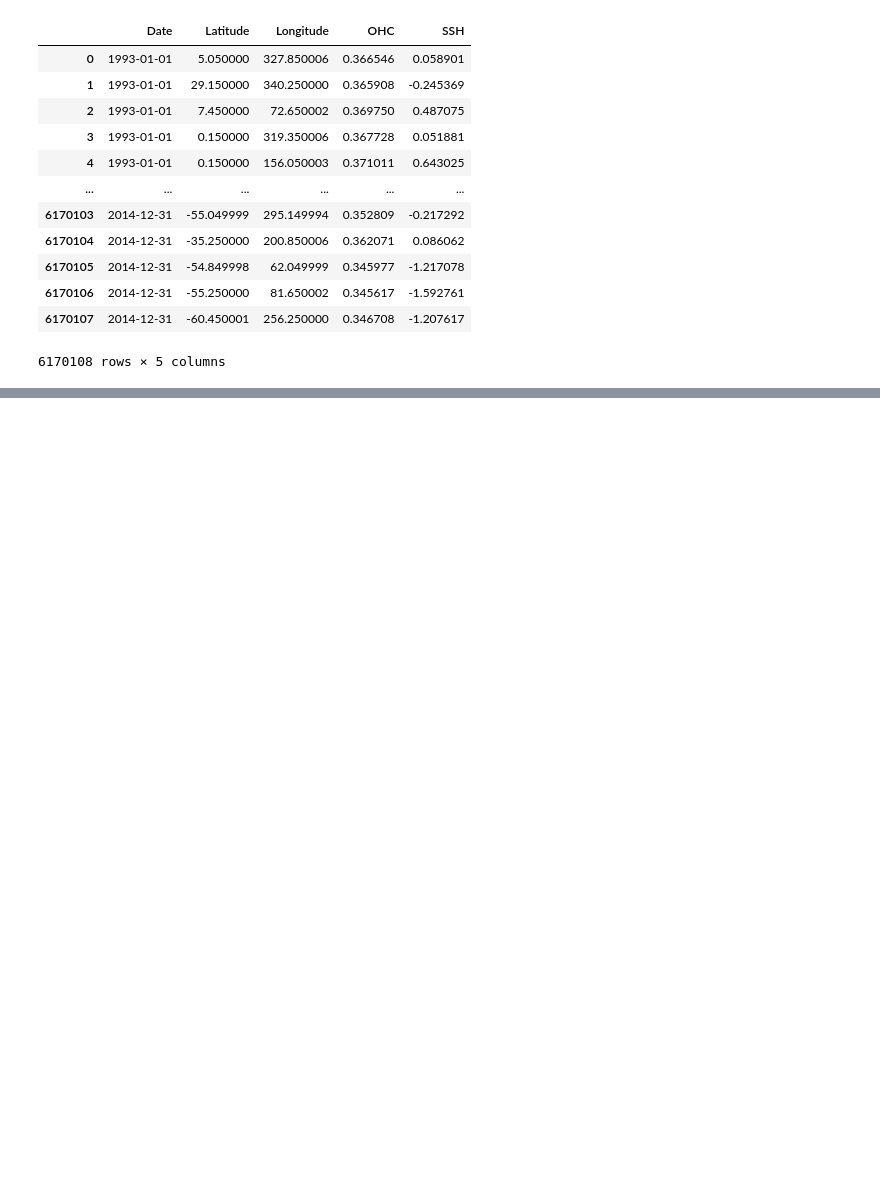
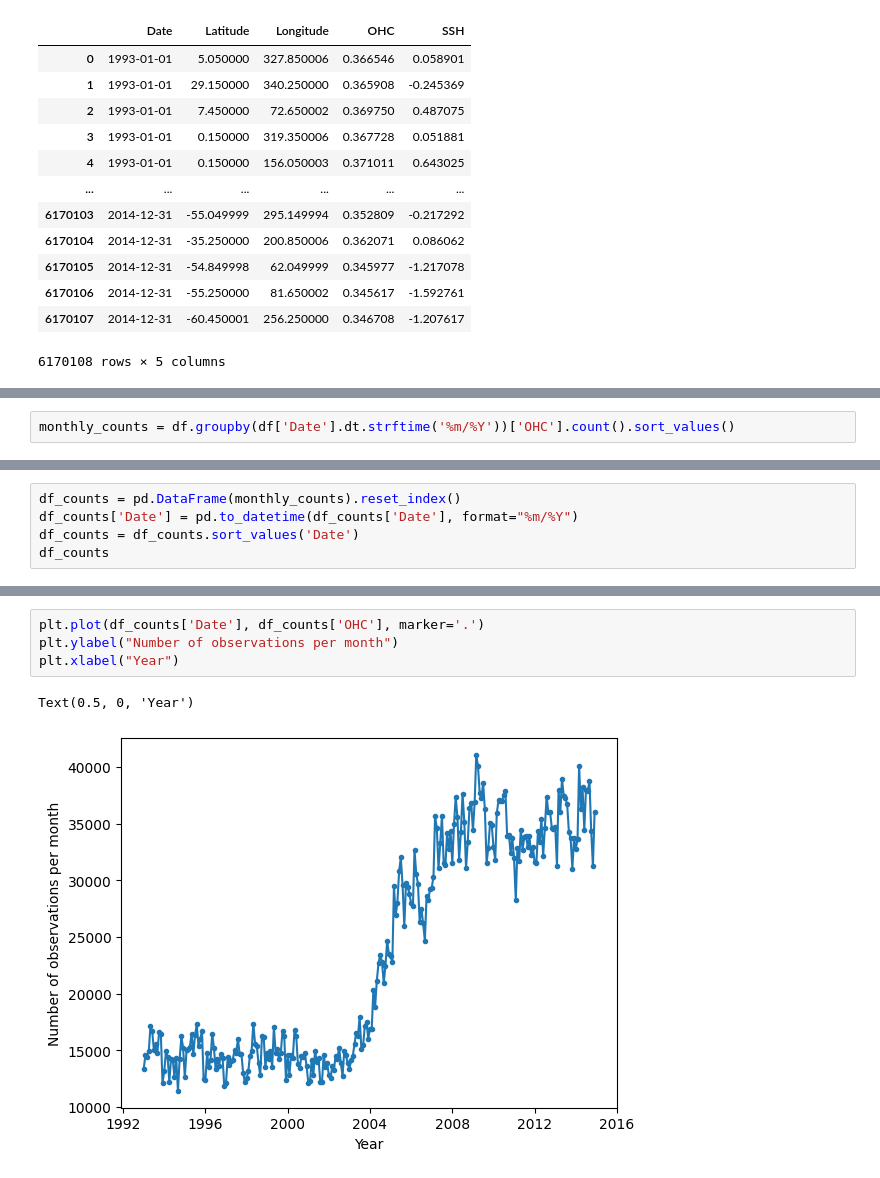
Before and after one commit to abbym-bristol/ME4OH_summer_project, a Jupyter notebook: Data/read_compile.ipynb, the cells around one changed output, grey strips where cells are left out. Saved outputs shown, nothing was run; the diff lists cells and outputs as text; blank space fills up the shorter version.

```diff
--- a/Data/read_compile.ipynb
+++ b/Data/read_compile.ipynb
@@ -190,0 +153,2 @@ TypeError: Invalid object type at position 0
+# %%
+monthly_counts = df.groupby(df['Date'].dt.strftime('%m/%Y'))['OHC'].count().sort_values()
@@ -190,0 +169,5 @@ TypeError: Invalid object type at position 0
+# %%
+df_counts = pd.DataFrame(monthly_counts).reset_index()
+df_counts['Date'] = pd.to_datetime(df_counts['Date'], format="%m/%Y")
+df_counts = df_counts.sort_values('Date')
+df_counts
@@ -190,0 +188,7 @@ TypeError: Invalid object type at position 0
+# %%
+plt.plot(df_counts['Date'], df_counts['OHC'], marker='.')
+plt.ylabel("Number of observations per month")
+plt.xlabel("Year")
+# %% [output]
+Text(0.5, 0, 'Year')
+[figure, added]
```
Also changed, not shown: parts of 15 cells of this notebook.
